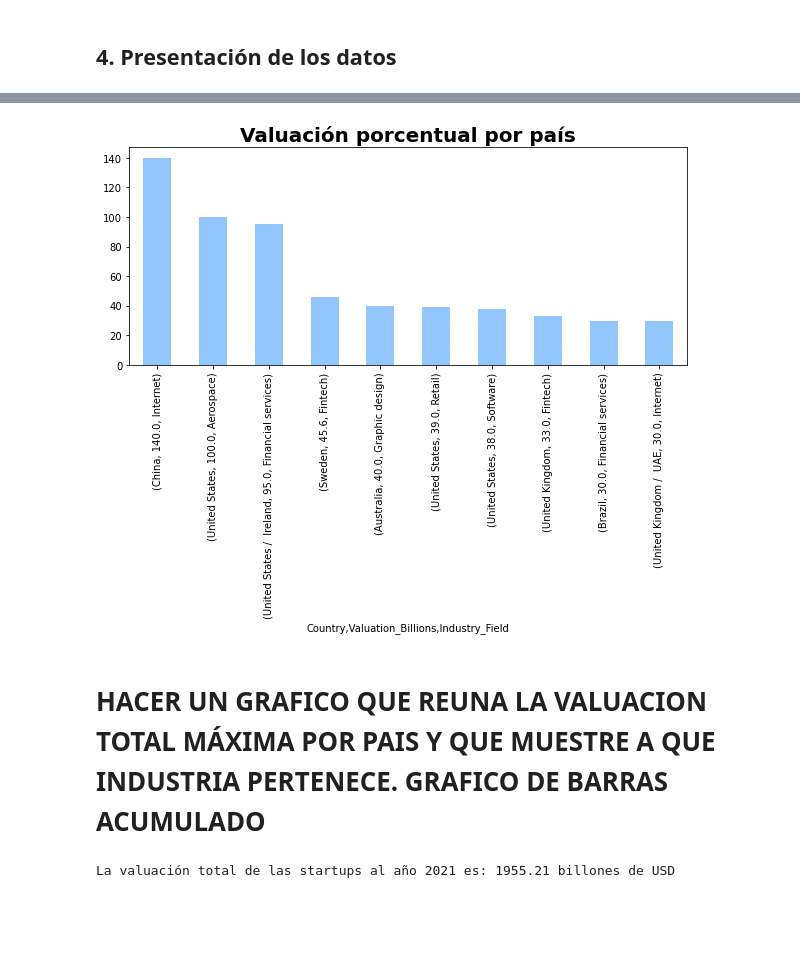
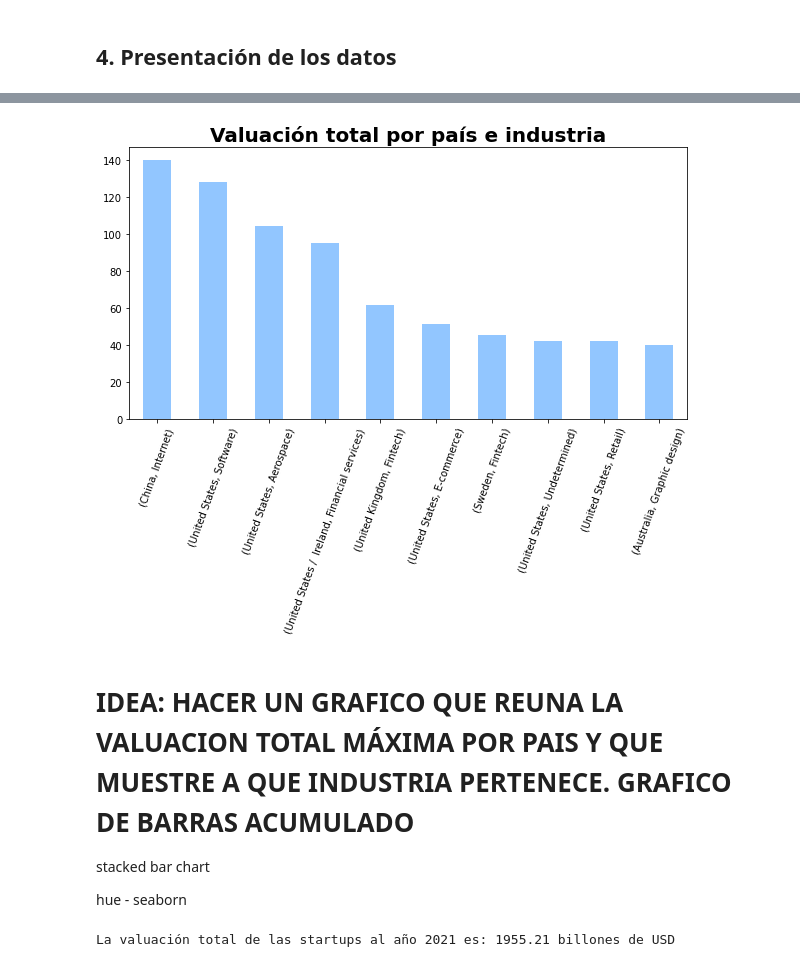
Before and after one commit to Franblar/Proyecto-Final---Startups, a Jupyter notebook: Análisis de datos - Startups.ipynb, the cells around one changed output, grey strips where cells are left out. Cells and saved outputs as stored; diff of their text form; code cells hidden in the pictures; blank space fills up the shorter version.

```diff
--- a/Análisis de datos - Startups.ipynb
+++ b/Análisis de datos - Startups.ipynb
@@ -276,17 +258,24 @@ industry_country_plot = industry_country.plot.bar();
 # %%
 #crear nuevo dataframe?
 
-country_valuation = clean_df.groupby(['Country', 'Valuation_Billions', 'Industry_Field'])['Valuation_Billions'].sum().sort_values(ascending = False).head(10)
+country_valuation = clean_df.groupby(['Country', 'Industry_Field'])['Valuation_Billions'].sum().sort_values(ascending = False).head(10)
 
-#country_valuation
+valuation_df = country_valuation.to_frame()
 # %%
-country_valuation_plot = country_valuation.plot.bar(figsize=(10,4));
+country_valuation_plot = country_valuation.plot.bar(figsize=(10,5));
 
-plt.title('Valuación porcentual por país', fontdict = {'fontsize':20, 'fontweight':'bold'});
+plt.title('Valuación total por país e industria', fontdict = {'fontsize':20, 'fontweight':'bold'});
+plt.xlabel('');
+plt.ylabel('');
+plt.xticks(rotation=70);
 # %% [output]
-[figure, old version]
+[figure, new version]
 # %% [markdown]
-# HACER UN GRAFICO QUE REUNA LA VALUACION TOTAL MÁXIMA POR PAIS Y QUE MUESTRE A QUE INDUSTRIA PERTENECE. GRAFICO DE BARRAS ACUMULADO
+# IDEA: HACER UN GRAFICO QUE REUNA LA VALUACION TOTAL MÁXIMA POR PAIS Y QUE MUESTRE A QUE INDUSTRIA PERTENECE. GRAFICO DE BARRAS ACUMULADO
+
+stacked bar chart
+
+hue - seaborn
 # %%
 total_valuation =  clean_df['Valuation_Billions'].sum()
 
```
Also changed, not shown: parts of 15 cells of this notebook.
